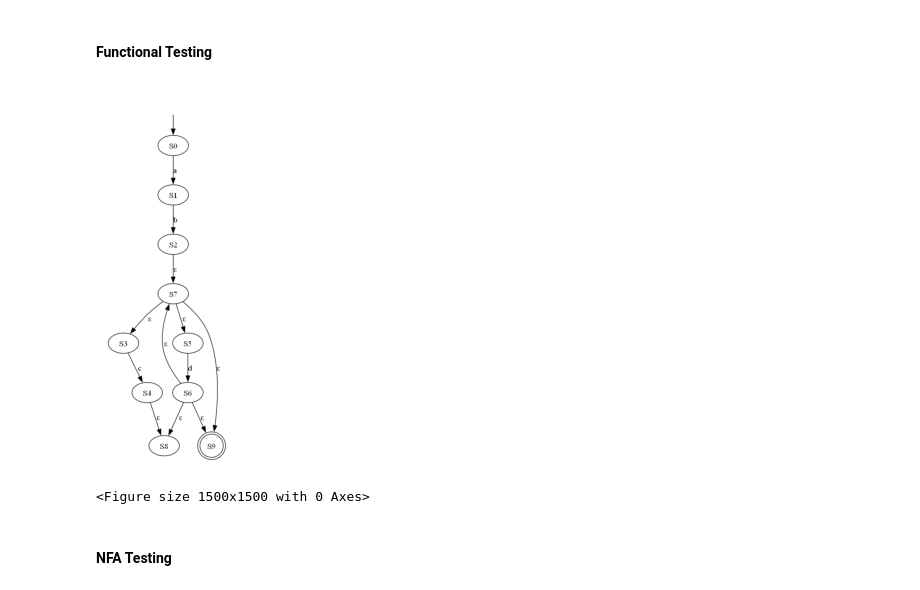
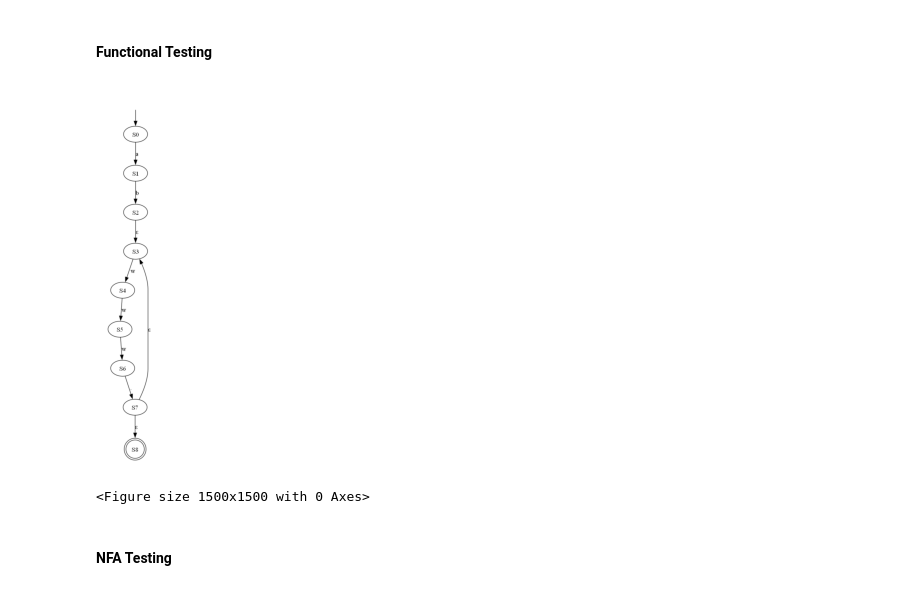
Before and after one commit to MohamedHAmin/NFA-DFA-cmd-generator, a Jupyter notebook: assignment_1.ipynb, the cells around one changed output. Cells and saved outputs as stored; diff of their text form; code cells hidden in the pictures.

```diff
--- a/assignment_1.ipynb
+++ b/assignment_1.ipynb
@@ -135,7 +135,9 @@ class NFA:
                 else:
                     self.states["S" + str(next_state)]["ε"] = ["S" + str(self.prev_start)]
 
+                self.prev_state = self.prev_start
                 self.prev_start = prev_start
+                self.start_state = self.next_state
 
                 i += len(subregex) + 2
 
@@ -323,10 +325,10 @@ nfa.generate_NFA("[A-Z0-9]", "range.json")
 display_and_save_image("range.json", "range")
 # %%
 nfa = NFA()
-nfa.generate_NFA("ab(c|d)*", "brackets.json")
+nfa.generate_NFA("ab(www.)+", "brackets.json")
 display_and_save_image("brackets.json", "brackets")
 # %% [output]
-[figure, old version]
+[figure, new version]
 <Figure size 1500x1500 with 0 Axes>
 # %% [markdown]
 #### NFA Testing
```
Also changed, not shown: parts of 1 cell of this notebook, 13 other files.
